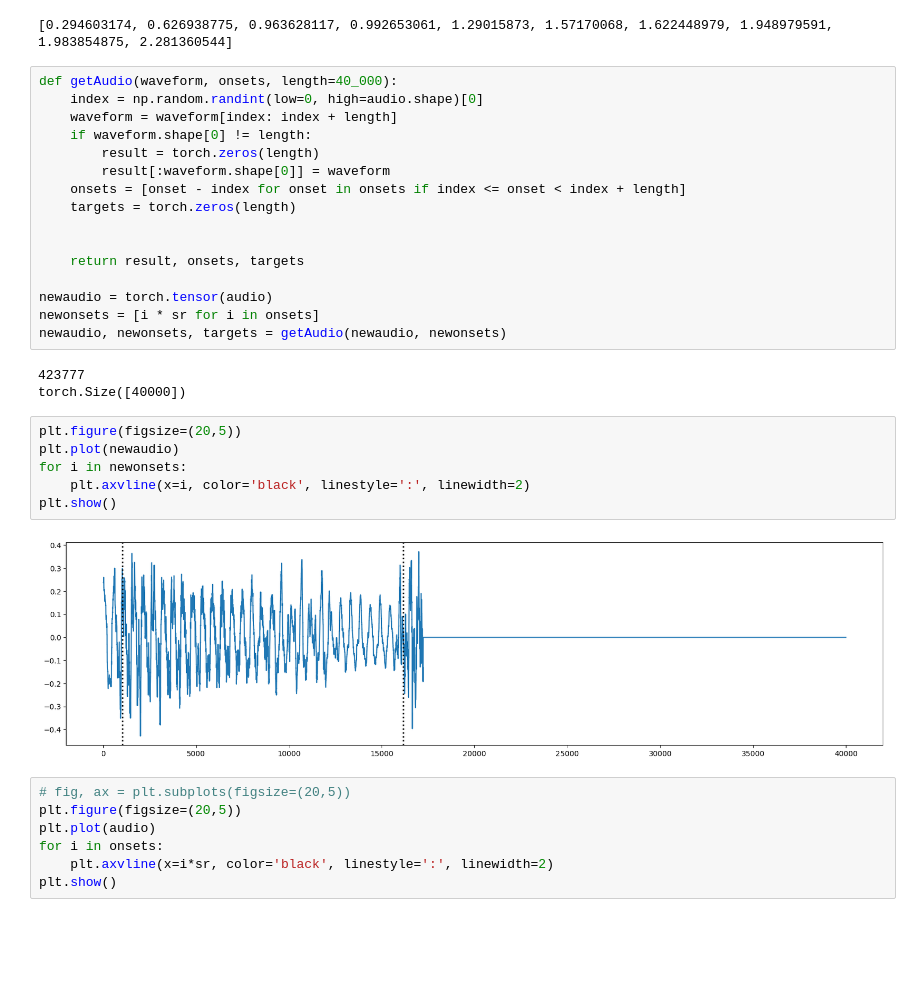
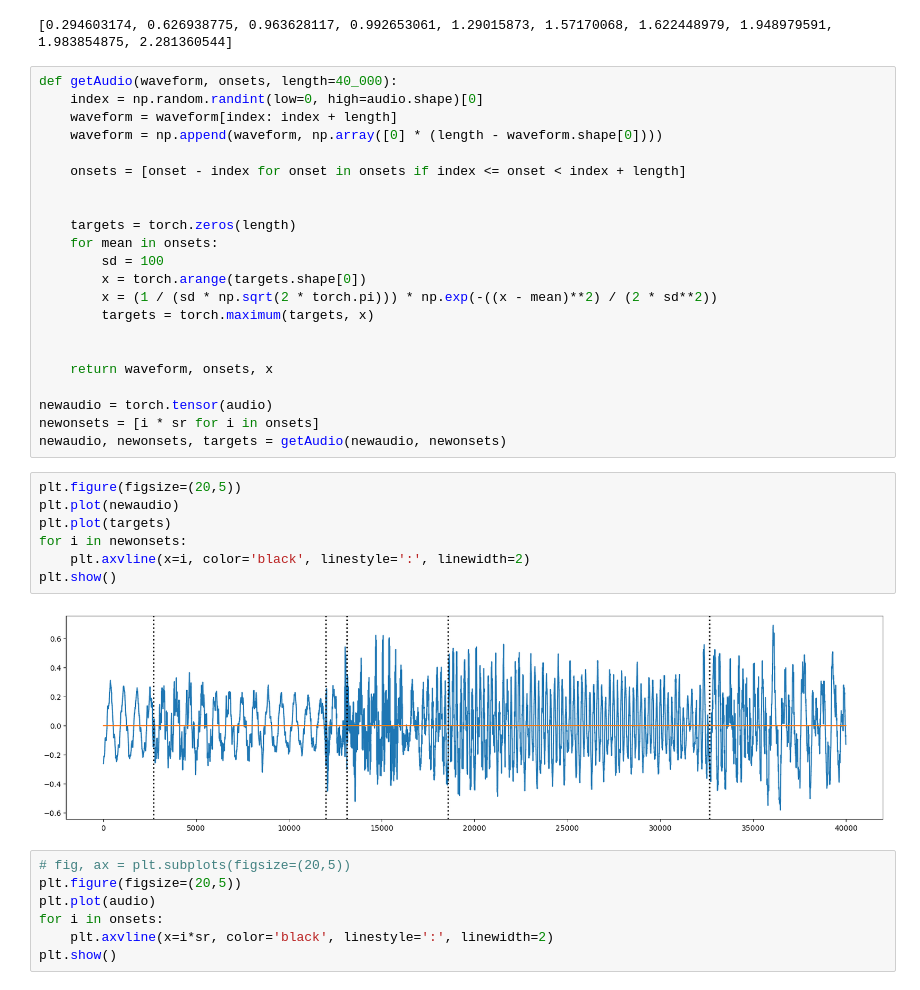
Before and after one commit to timowendner/OnsetDetection, a Jupyter notebook: musicproessing.ipynb, the cells around one changed output. Drawn from its saved outputs; the diff is of its cells as text; blank space fills up the shorter version.

```diff
--- a/musicproessing.ipynb
+++ b/musicproessing.ipynb
@@ -169,29 +259,33 @@ print(onsets[:10])
 def getAudio(waveform, onsets, length=40_000):
     index = np.random.randint(low=0, high=audio.shape)[0]
     waveform = waveform[index: index + length]
-    if waveform.shape[0] != length:
-        result = torch.zeros(length)
-        result[:waveform.shape[0]] = waveform
+    waveform = np.append(waveform, np.array([0] * (length - waveform.shape[0])))
+
     onsets = [onset - index for onset in onsets if index <= onset < index + length]
-    targets = torch.zeros(length)
 
 
-    return result, onsets, targets
+    targets = torch.zeros(length)
+    for mean in onsets:
+        sd = 100
+        x = torch.arange(targets.shape[0])
+        x = (1 / (sd * np.sqrt(2 * torch.pi))) * np.exp(-((x - mean)**2) / (2 * sd**2))
+        targets = torch.maximum(targets, x)
+
+
+    return waveform, onsets, x
 
 newaudio = torch.tensor(audio)
 newonsets = [i * sr for i in onsets]
 newaudio, newonsets, targets = getAudio(newaudio, newonsets)
-# %% [output]
-423777
-torch.Size([40000])
 # %%
 plt.figure(figsize=(20,5))
 plt.plot(newaudio)
+plt.plot(targets)
 for i in newonsets:
     plt.axvline(x=i, color='black', linestyle=':', linewidth=2)
 plt.show()
 # %% [output]
-[figure, old version]
+[figure, new version]
 # %%
 # fig, ax = plt.subplots(figsize=(20,5))
 plt.figure(figsize=(20,5))
```
Also changed, not shown: parts of 3 cells of this notebook, 2 other files.
